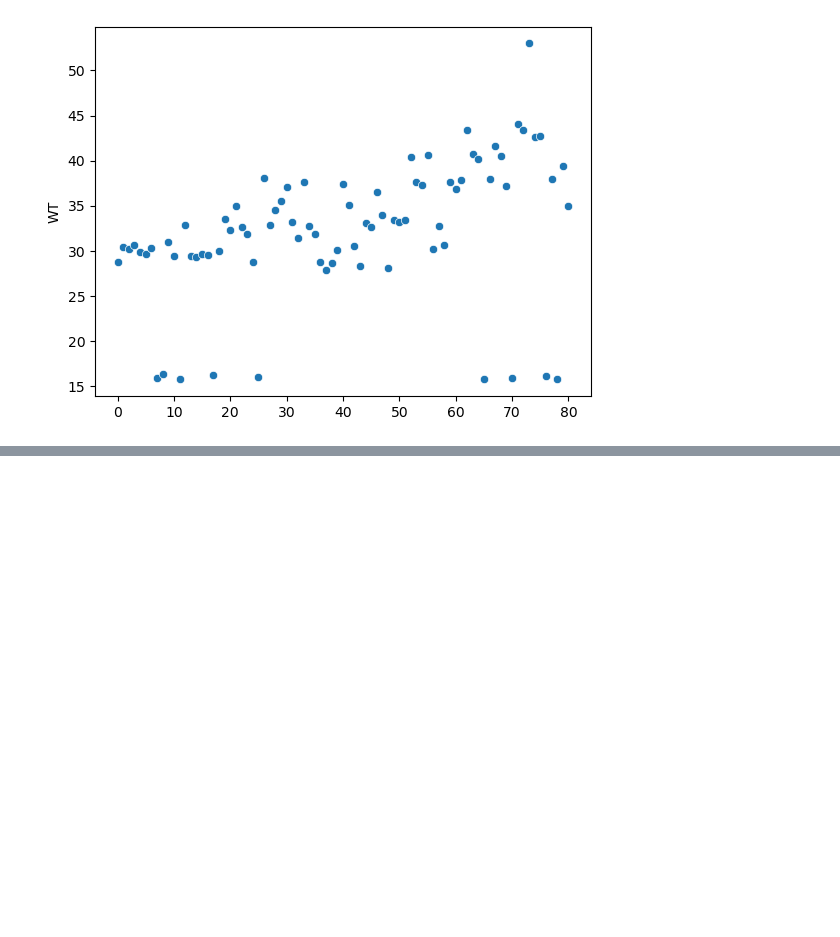
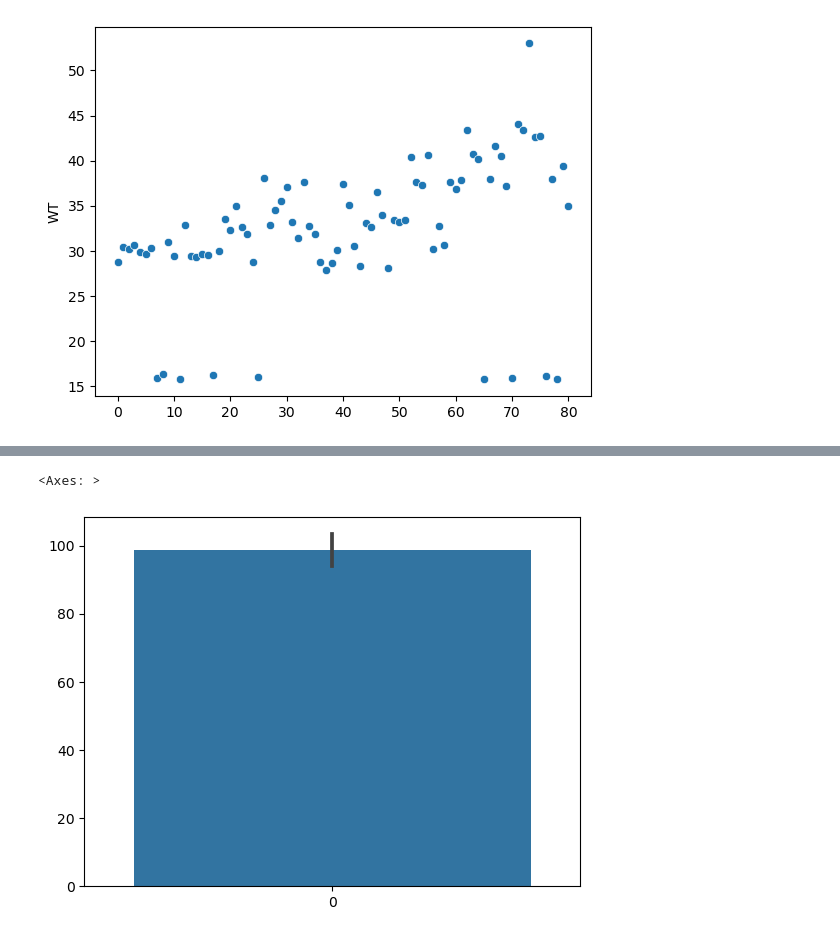
Before and after one commit to 2311cs020389/ml-with-flask-development, a Jupyter notebook: cars.ipynb, the cells around one changed output, grey strips where cells are left out. Saved outputs shown, nothing was run; the diff lists cells and outputs as text; code cells hidden in the pictures; blank space fills up the shorter version.

```diff
--- a/cars.ipynb
+++ b/cars.ipynb
@@ -151,0 +162,5 @@ sns.scatterplot(cars['WT'])
+# %%
+sns.barplot(cars['VOL'])
+# %% [output]
+<Axes: >
+[figure, added]
```
Also changed, not shown: parts of 17 cells of this notebook.
